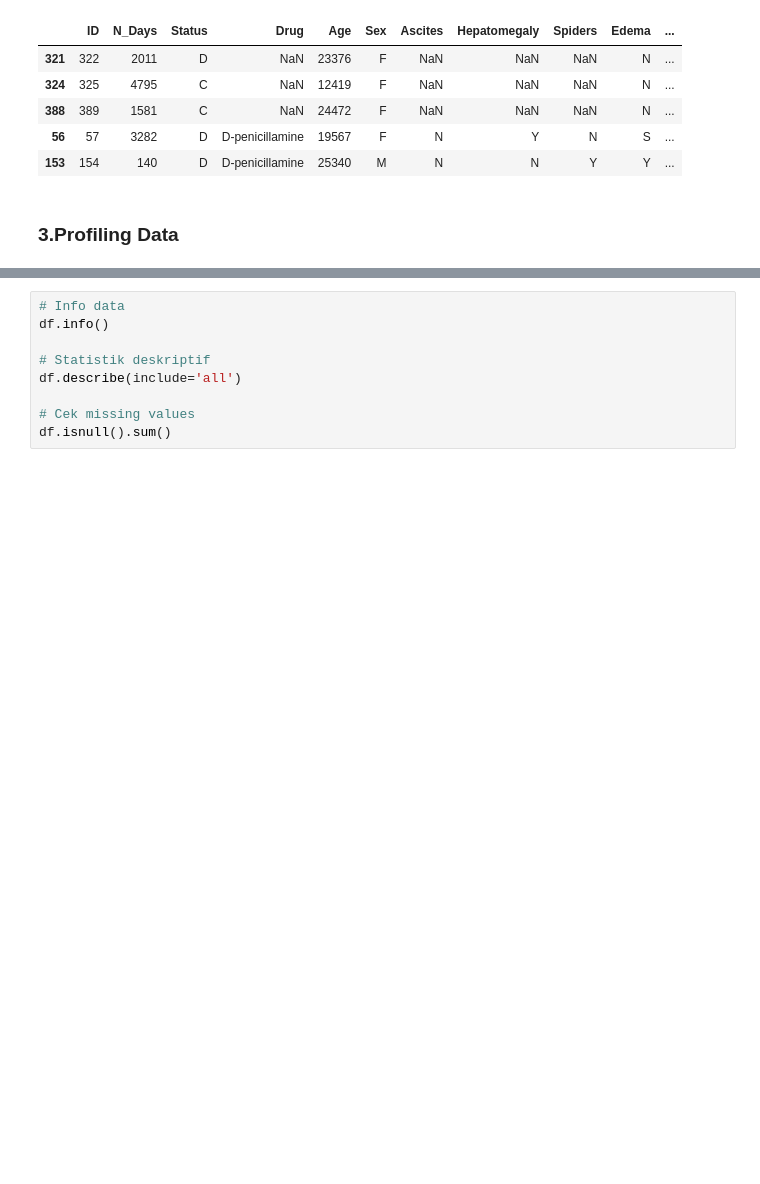
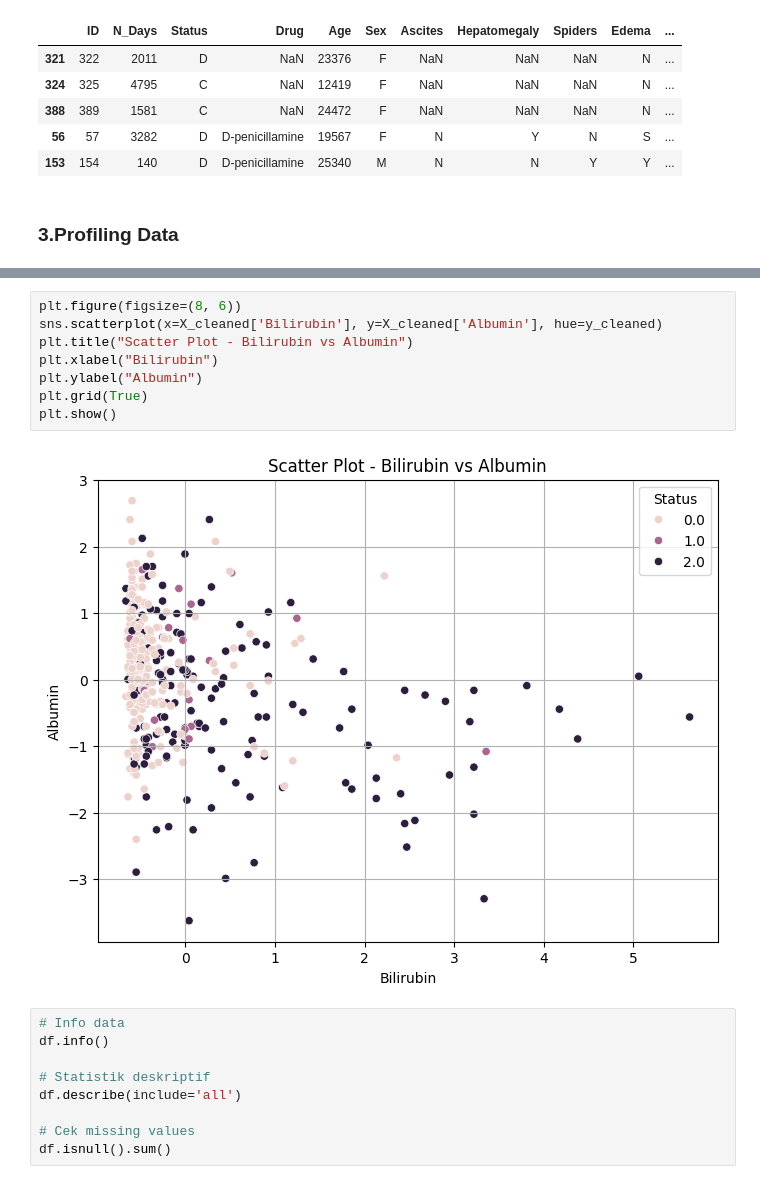
Before and after one commit to rendydevanodanendra/devano, a Jupyter notebook: UTS-Pendata.ipynb, the cells around one changed output, grey strips where cells are left out. Cells and saved outputs as stored; diff of their text form; blank space fills up the shorter version.

```diff
--- a/UTS-Pendata.ipynb
+++ b/UTS-Pendata.ipynb
@@ -36,3 +53,13 @@ Jumlah total data: 418
+# %%
+plt.figure(figsize=(8, 6))
+sns.scatterplot(x=X_cleaned['Bilirubin'], y=X_cleaned['Albumin'], hue=y_cleaned)
+plt.title("Scatter Plot - Bilirubin vs Albumin")
+plt.xlabel("Bilirubin")
+plt.ylabel("Albumin")
+plt.grid(True)
+plt.show()
+# %% [output]
+[figure, added]
 # %%
 # Info data
 df.info()
```
Also changed, not shown: parts of 2 cells of this notebook.
